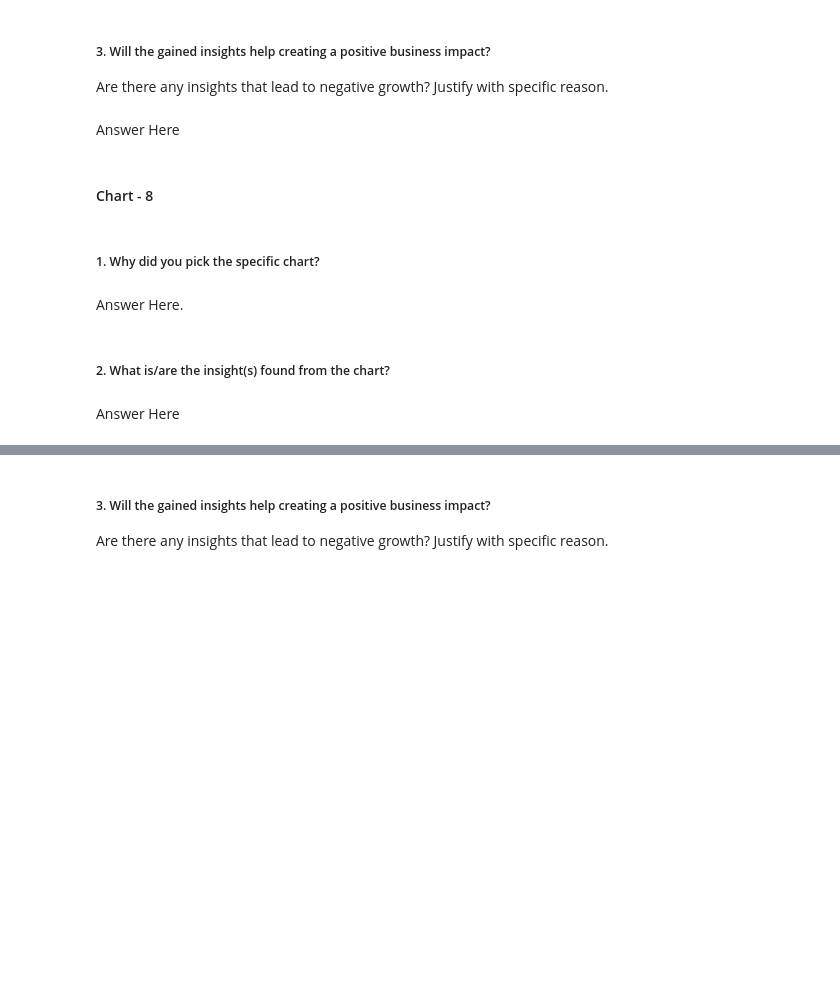
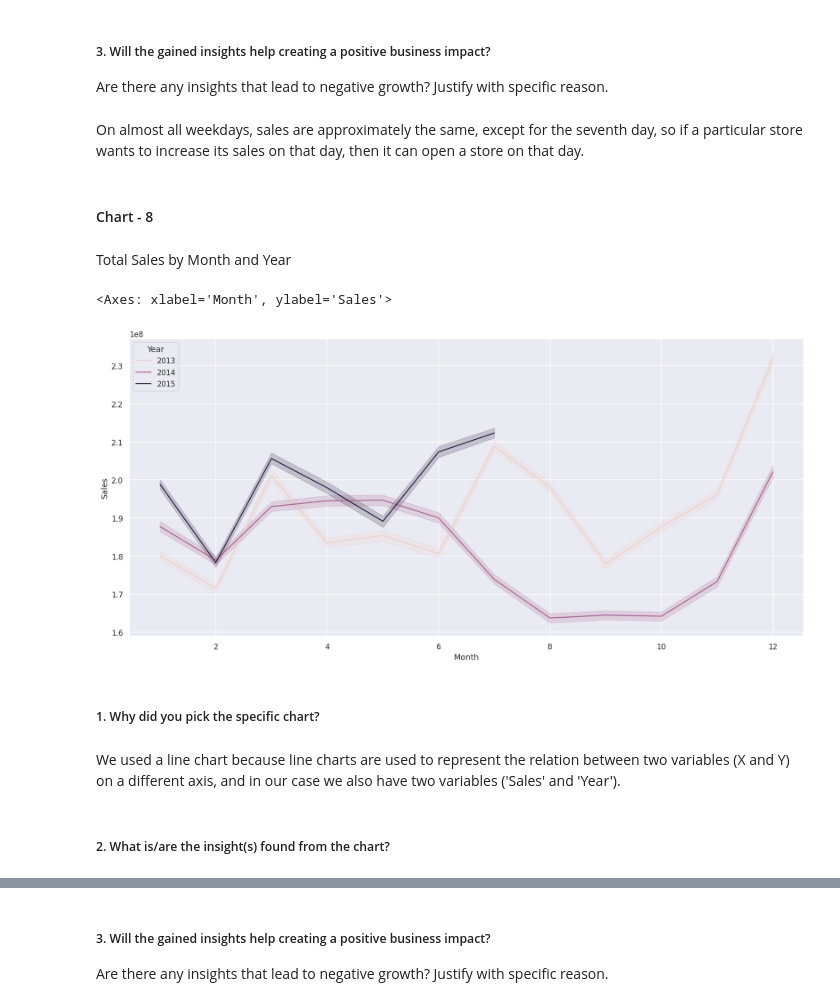
Before and after one commit to abhijain1216/Retail-Sales-Prediction-Regression-Project, a Jupyter notebook: Retail_Sales_Prediction_Regression_Project.ipynb, the cells around one changed output, grey strips where cells are left out. Saved outputs shown, nothing was run; the diff lists cells and outputs as text; code cells hidden in the pictures; blank space fills up the shorter version.

```diff
--- a/Retail_Sales_Prediction_Regression_Project.ipynb
+++ b/Retail_Sales_Prediction_Regression_Project.ipynb
@@ -809,7 +888,7 @@ Answer Here
 # %% [markdown]
 ##### 3. Will the gained insights help creating a positive business impact?
 Are there any insights that lead to negative growth? Justify with specific reason.
-# %% [markdown]
-Answer Here
+# %% [markdown]
+On almost all weekdays, sales are approximately the same, except for the seventh day, so if a particular store wants to increase its sales on that day, then it can open a store on that day.
 # %% [markdown]
 #### Chart - 8
@@ -818,8 +895,15 @@ Answer Here
+# %% [markdown]
+Total Sales by Month and Year
+# %%
+# Chart - 8 visualization code
+plt.figure(figsize = (18,8),dpi = 110)
+sns.lineplot(data = rossmann_sales_df,x = 'Month',y = 'Sales',hue = 'Year',estimator = 'sum')
+# %% [output]
+<Axes: xlabel='Month', ylabel='Sales'>
+[figure, added]
 # %% [markdown]
 ##### 1. Why did you pick the specific chart?
-# %% [markdown]
-Answer Here.
+# %% [markdown]
+We used a line chart because line charts are used to represent the relation between two variables (X and Y) on a different axis, and in our case we also have two variables ('Sales' and 'Year').
 # %% [markdown]
 ##### 2. What is/are the insight(s) found from the chart?
-# %% [markdown]
-Answer Here
```
Also changed, not shown: parts of 33 cells of this notebook.
